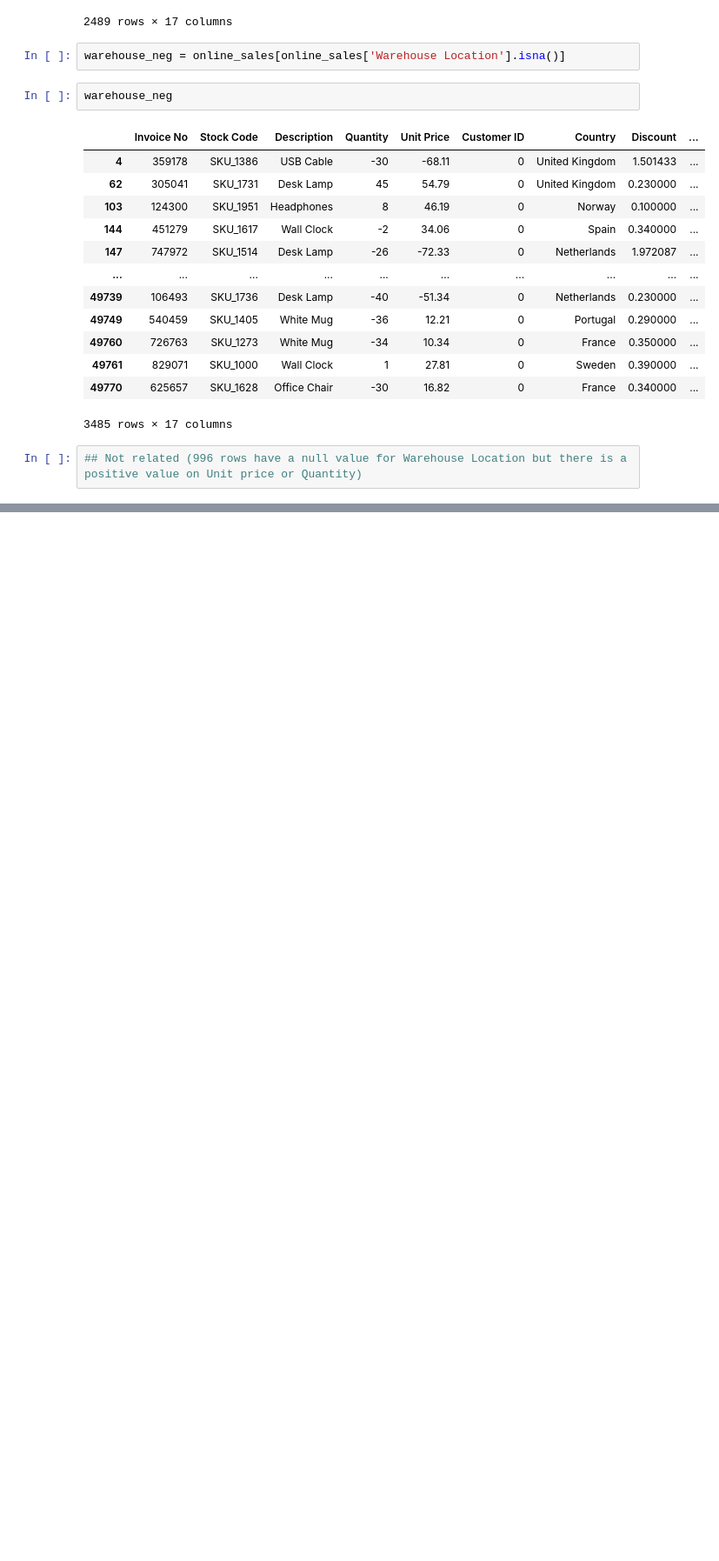
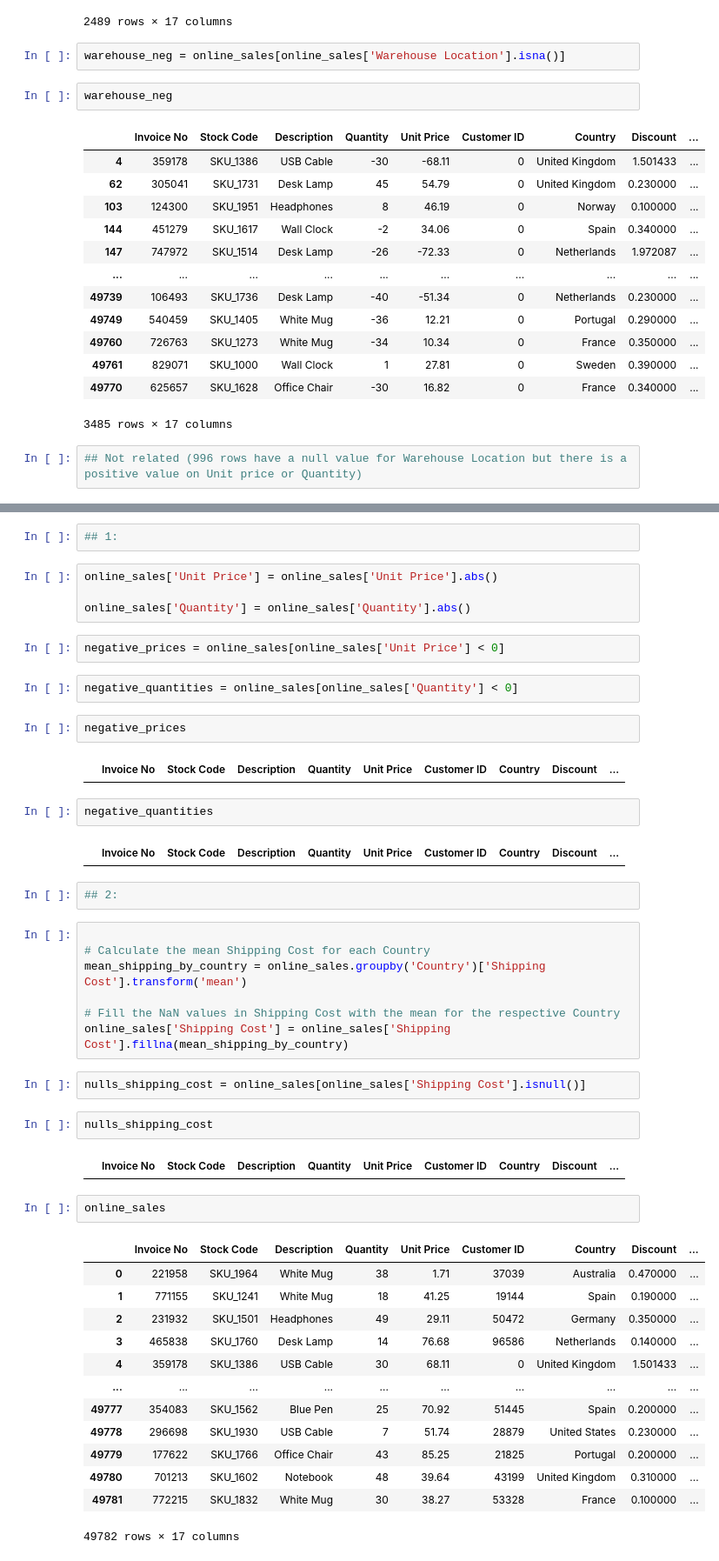
Before and after one commit to ArianaPapantonio/Online_Sales_Dataset, a Jupyter notebook: EDA.ipynb, the cells around one changed output, grey strips where cells are left out. Shown: that part at 87% size. Saved outputs shown, nothing was run; the diff lists cells and outputs as text; blank space fills up the shorter version.

```diff
--- a/EDA.ipynb
+++ b/EDA.ipynb
@@ -303,0 +403,49 @@ warehouse_neg
+# %%
+## 1:
+# %%
+online_sales['Unit Price'] = online_sales['Unit Price'].abs()
+
+online_sales['Quantity'] = online_sales['Quantity'].abs()
+# %%
+negative_prices = online_sales[online_sales['Unit Price'] < 0]
+# %%
+negative_quantities = online_sales[online_sales['Quantity'] < 0]
+# %%
+negative_prices
+# %% [output]
+|  | Invoice No | Stock Code | Description | Quantity | Unit Price | Customer ID | Country | Discount | ... |
+# %%
+negative_quantities
+# %% [output]
+|  | Invoice No | Stock Code | Description | Quantity | Unit Price | Customer ID | Country | Discount | ... |
+# %%
+## 2:
+# %%
+
+# Calculate the mean Shipping Cost for each Country
+mean_shipping_by_country = online_sales.groupby('Country')['Shipping Cost'].transform('mean')
+
+# Fill the NaN values in Shipping Cost with the mean for the respective Country
+online_sales['Shipping Cost'] = online_sales['Shipping Cost'].fillna(mean_shipping_by_country)
+# %%
+nulls_shipping_cost = online_sales[online_sales['Shipping Cost'].isnull()]
+# %%
+nulls_shipping_cost
+# %% [output]
+|  | Invoice No | Stock Code | Description | Quantity | Unit Price | Customer ID | Country | Discount | ... |
+# %%
+online_sales
+# %% [output]
+|  | Invoice No | Stock Code | Description | Quantity | Unit Price | Customer ID | Country | Discount | ... |
+| 0 | 221958 | SKU_1964 | White Mug | 38 | 1.71 | 37039 | Australia | 0.470000 | ... |
+| 1 | 771155 | SKU_1241 | White Mug | 18 | 41.25 | 19144 | Spain | 0.190000 | ... |
+| 2 | 231932 | SKU_1501 | Headphones | 49 | 29.11 | 50472 | Germany | 0.350000 | ... |
+| 3 | 465838 | SKU_1760 | Desk Lamp | 14 | 76.68 | 96586 | Netherlands | 0.140000 | ... |
+| 4 | 359178 | SKU_1386 | USB Cable | 30 | 68.11 | 0 | United Kingdom | 1.501433 | ... |
+| ... | ... | ... | ... | ... | ... | ... | ... | ... | ... |
+| 49777 | 354083 | SKU_1562 | Blue Pen | 25 | 70.92 | 51445 | Spain | 0.200000 | ... |
+| 49778 | 296698 | SKU_1930 | USB Cable | 7 | 51.74 | 28879 | United States | 0.230000 | ... |
+| 49779 | 177622 | SKU_1766 | Office Chair | 43 | 85.25 | 21825 | Portugal | 0.200000 | ... |
+| 49780 | 701213 | SKU_1602 | Notebook | 48 | 39.64 | 43199 | United Kingdom | 0.310000 | ... |
+| 49781 | 772215 | SKU_1832 | White Mug | 30 | 38.27 | 53328 | France | 0.100000 | ... |
+49782 rows × 17 columns
```
Also changed, not shown: parts of 20 cells of this notebook, 1 other file.
